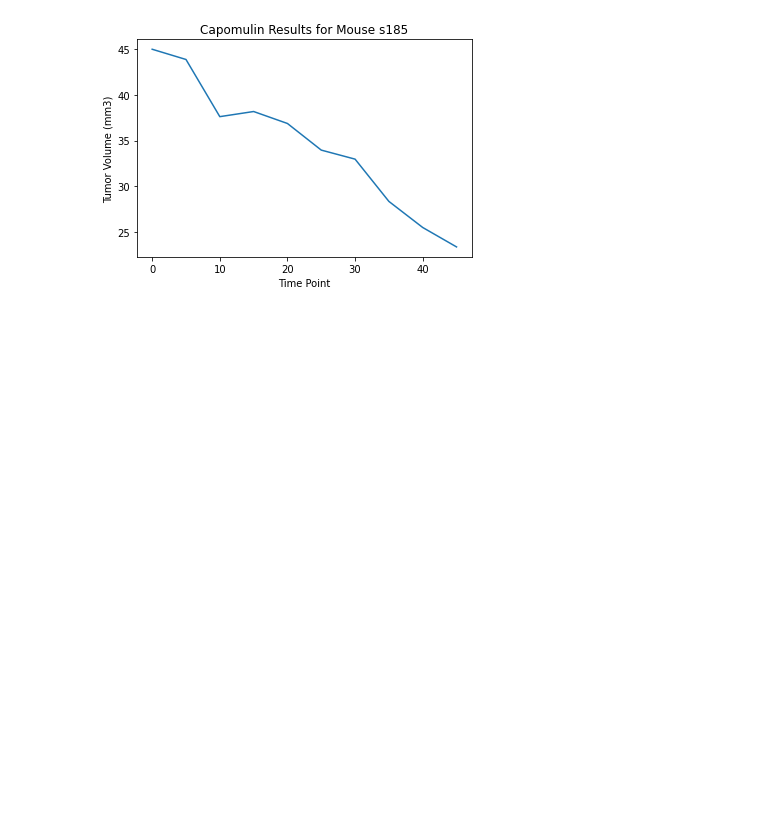
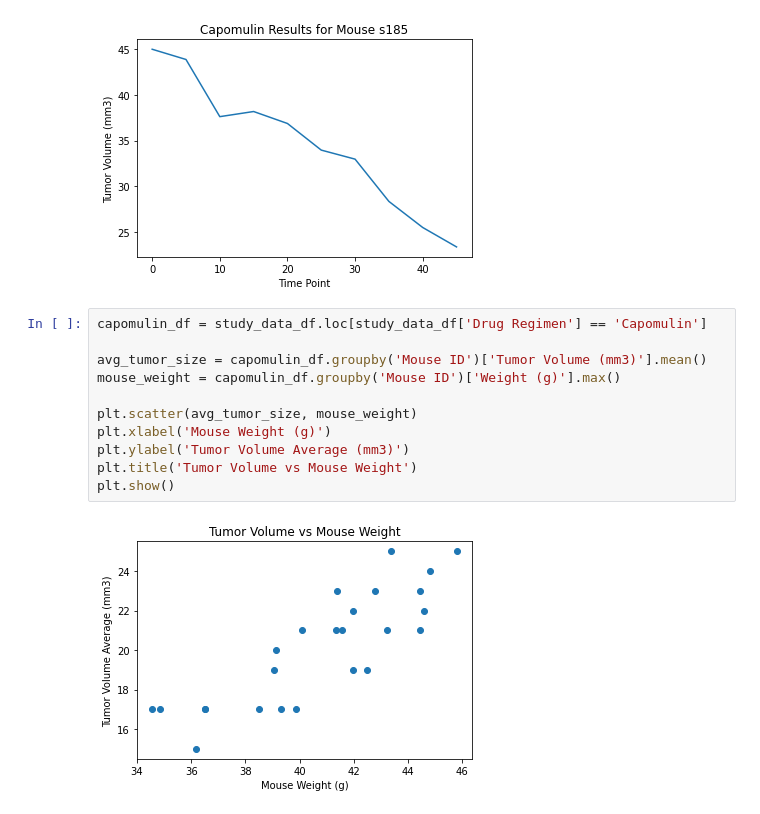
Before and after one commit to nconnel4/matplotlib-challenge, a Jupyter notebook: notebooks/pymaceuticals.ipynb, the cells around one changed output. Drawn from its saved outputs; the diff is of its cells as text; blank space fills up the shorter version.

Commit message:
Add scatter plot for weight vs tumor volume

```diff
--- a/notebooks/pymaceuticals.ipynb
+++ b/notebooks/pymaceuticals.ipynb
@@ -197,3 +197,16 @@ plt.ylabel('Tumor Volume (mm3)')
 plt.show()
 # %% [output]
 [figure]
+# %%
+capomulin_df = study_data_df.loc[study_data_df['Drug Regimen'] == 'Capomulin']
+
+avg_tumor_size = capomulin_df.groupby('Mouse ID')['Tumor Volume (mm3)'].mean()
+mouse_weight = capomulin_df.groupby('Mouse ID')['Weight (g)'].max()
+
+plt.scatter(avg_tumor_size, mouse_weight)
+plt.xlabel('Mouse Weight (g)')
+plt.ylabel('Tumor Volume Average (mm3)')
+plt.title('Tumor Volume vs Mouse Weight')
+plt.show()
+# %% [output]
+[figure, added]
```
